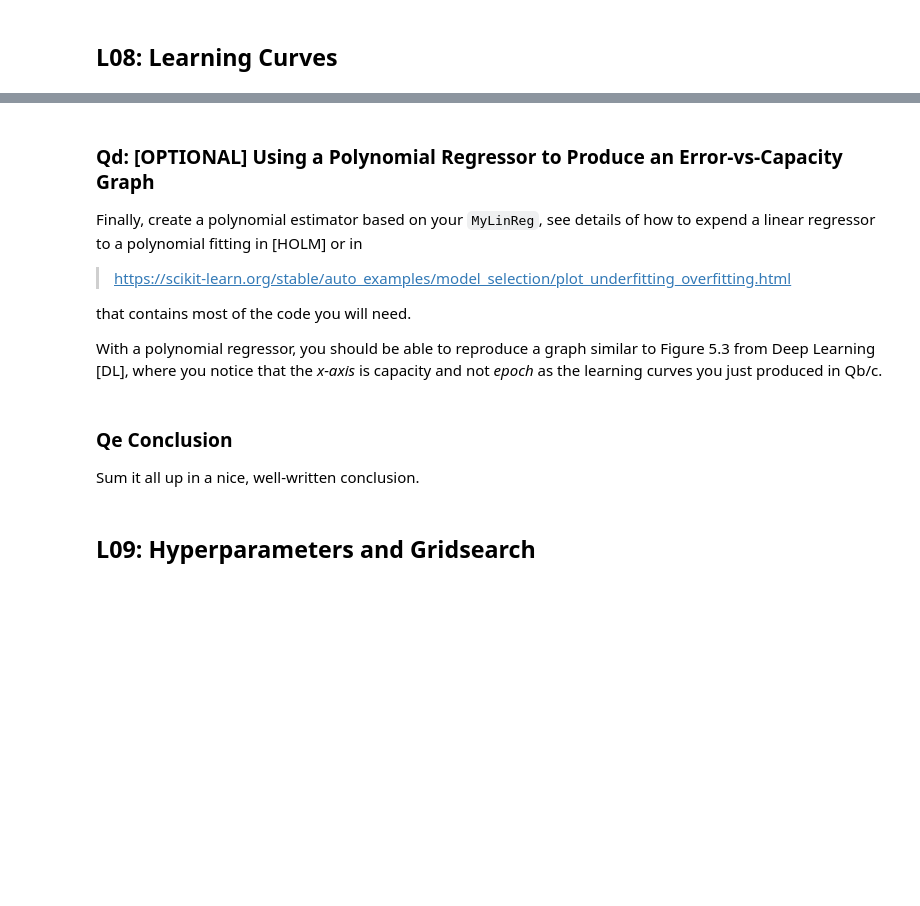
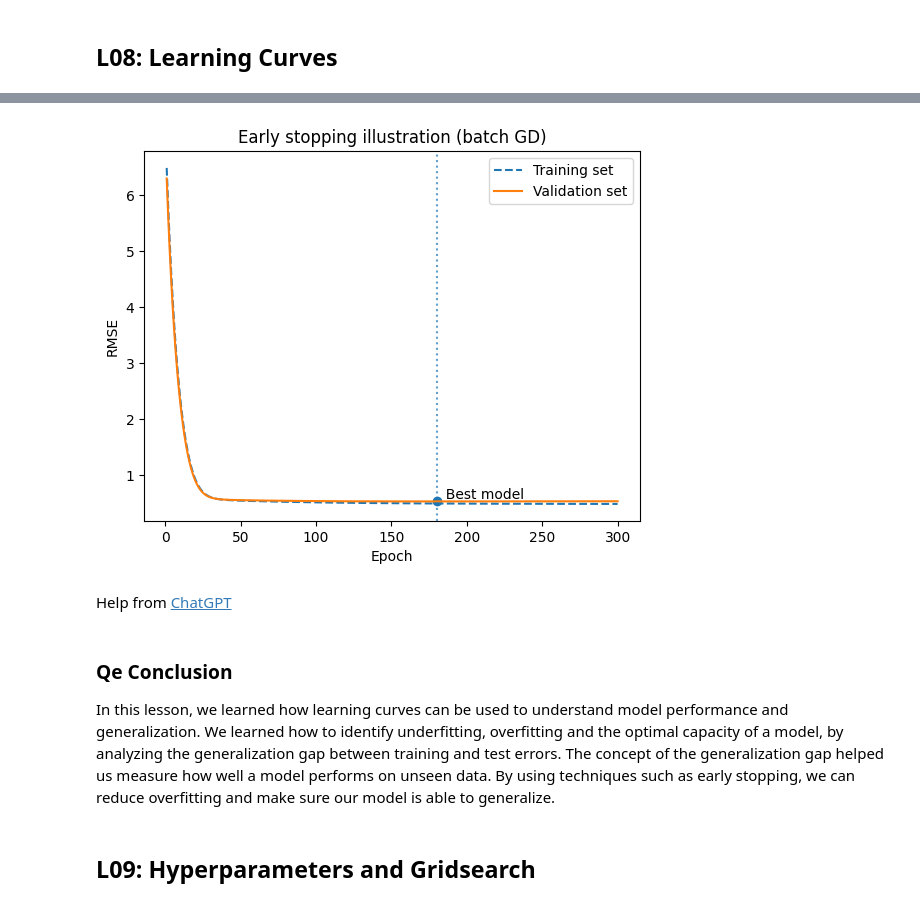
Before and after one commit to madskelkjaer/SWMAL, a Jupyter notebook: Journal/Opgave3/SWMAL_Grp10-3.ipynb, the cells around one changed output, grey strips where cells are left out. Cells and saved outputs as stored; diff of their text form; code cells hidden in the pictures; blank space fills up the shorter version.

```diff
--- a/Journal/Opgave3/SWMAL_Grp10-3.ipynb
+++ b/Journal/Opgave3/SWMAL_Grp10-3.ipynb
@@ -429,11 +444,0 @@ assert False, "TODO: implement early stopping
-# %% [markdown]
-### Qd:  [OPTIONAL]  Using a Polynomial Regressor to Produce an Error-vs-Capacity Graph
-
-Finally, create a polynomial estimator based on your `MyLinReg`, see details of
-how to expend a linear regressor to a polynomial fitting in [HOLM] or in
-
-> https://scikit-learn.org/stable/auto_examples/model_selection/plot_underfitting_overfitting.html
-
-that contains most of the code you will need.
-
-With a polynomial regressor, you should be able to reproduce a graph similar to Figure 5.3 from Deep Learning [DL], where you notice that the _x-axis_ is capacity and not _epoch_ as the learning curves you just produced in Qb/c.
@@ -447,7 +445,52 @@ pipeline = Pipeline([
+# %%
+max_epochs = 300
+
+train_rmse = []
+val_rmse = []
+
+for epochs in range(1, max_epochs + 1):
+    model = MyLinReg(
+        eta0=0.05,
+        max_iter=epochs,
+        solver="gd",
+        verbose=False,
+        n_iter_no_change=10_000
+    )
+    model.fit(X_train, y_train)
+
+    # RMSE = sqrt(MSE)
+    train_rmse.append(np.sqrt(model.mse(X_train, y_train)))
+    val_rmse.append(np.sqrt(model.mse(X_val, y_val)))
+# %%
+import matplotlib.pyplot as plt
+
+epochs = np.arange(1, max_epochs + 1)
+
+best_epoch = np.argmin(val_rmse) + 1
+best_rmse  = val_rmse[best_epoch - 1]
+
+plt.figure()
+plt.plot(epochs, train_rmse, linestyle="--", label="Training set")
+plt.plot(epochs, val_rmse, label="Validation set")
+
+# Mark best model
+plt.axvline(best_epoch, linestyle=":", alpha=0.7)
+plt.scatter([best_epoch], [best_rmse])
+plt.text(best_epoch, best_rmse, "  Best model", va="bottom")
+
+plt.xlabel("Epoch")
+plt.ylabel("RMSE")
+plt.legend()
+plt.title("Early stopping illustration (batch GD)")
+plt.show()
+# %% [output]
+[figure, added]
+# %% [markdown]
+Help from [ChatGPT](https://chatgpt.com/share/6910bb34-a3c0-8008-9778-c5d62dfb35d6)
 # %% [markdown]
 ### Qe Conclusion
 
-Sum it all up in a nice, well-written conclusion.
+In this lesson, we learned how learning curves can be used to understand model performance and generalization. We learned how to identify underfitting, overfitting and the optimal capacity of a model, by analyzing the generalization gap between training and test errors. The concept of the generalization gap helped us measure how well a model performs on unseen data. By using techniques such as early stopping, we can reduce overfitting and make sure our model is able to generalize.
 # %% [markdown]
 ## L09: Hyperparameters and Gridsearch
 # %% [markdown]
```
Also changed, not shown: parts of 10 cells of this notebook, 1 other file.
